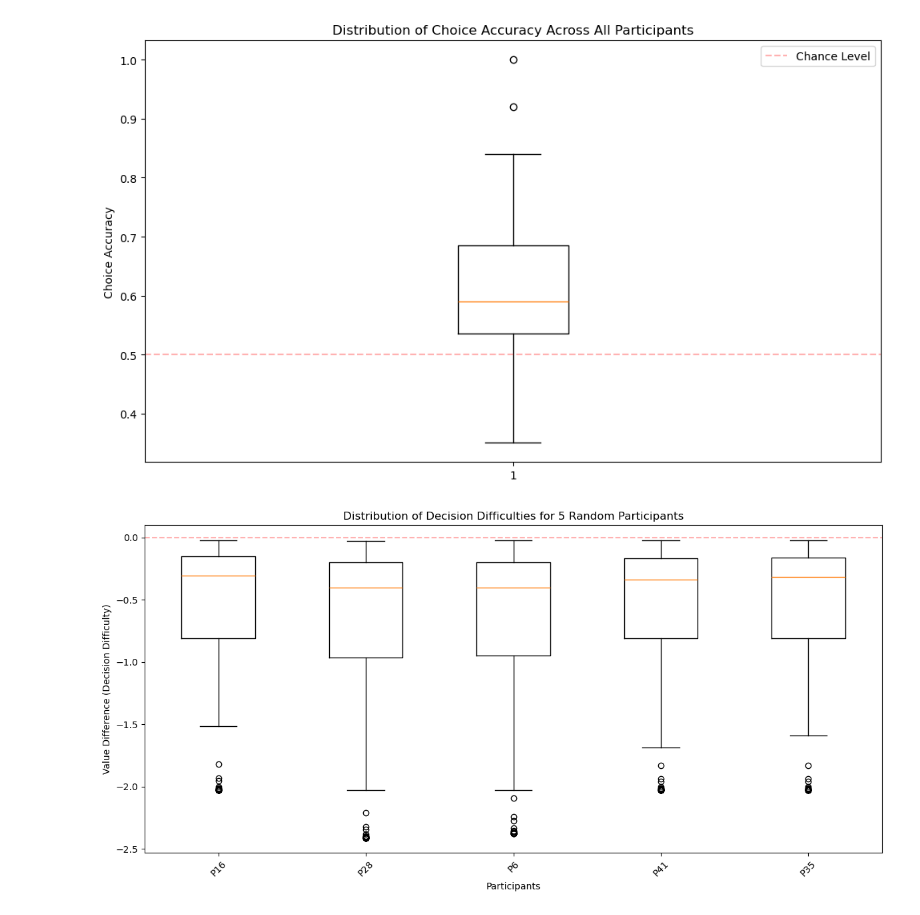
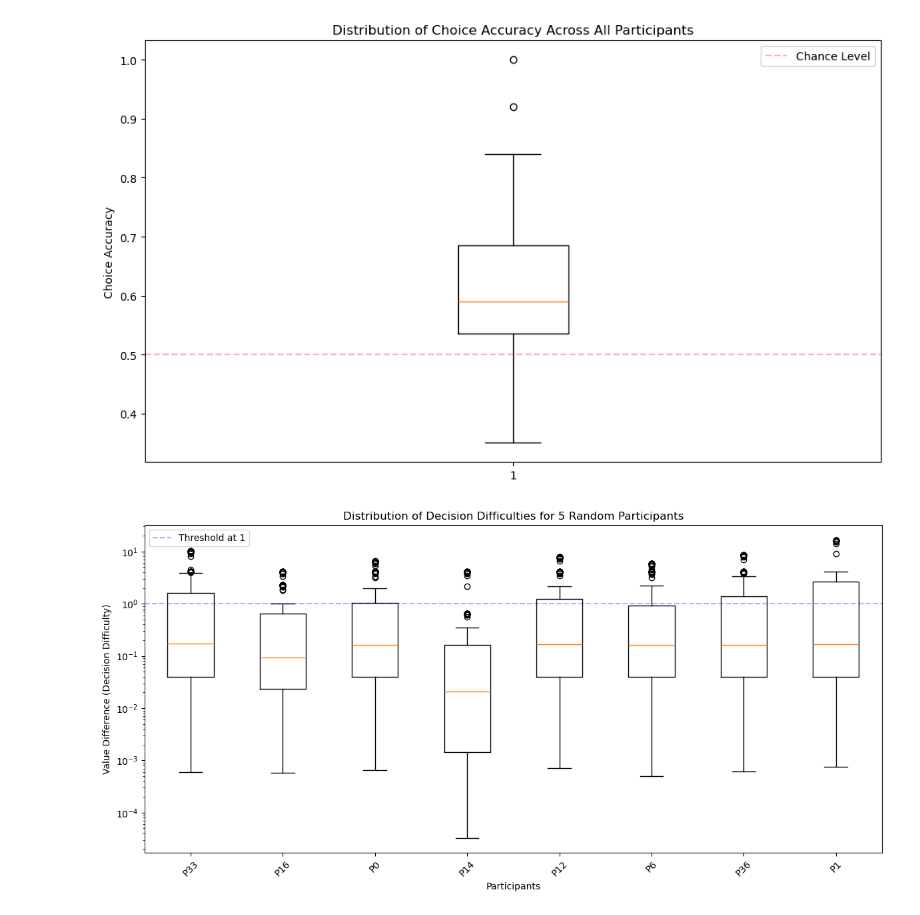
Before and after one commit to PrioteasaAndrei/comp-cogsci-delay-discounting, a Jupyter notebook: src/probabilistic_discounting_prediction.ipynb, the cells around one changed output. Cells and saved outputs as stored; diff of their text form; code cells hidden in the pictures.

Commit message:
just some plotting changes ; last working version

```diff
--- a/src/probabilistic_discounting_prediction.ipynb
+++ b/src/probabilistic_discounting_prediction.ipynb
@@ -166,6 +166,7 @@ def predict_choice_and_rt_per_participant(trace, df):
 
         decision_difficulty_choice[p_idx] = {
             'value_diff': value_diff,
+            'decision_difficulty': decision_difficulty,
 
         }
 
@@ -299,22 +300,25 @@ plt.show()
 # %%
 # Extract value differences for each participant and randomly select 5
 import random
-participant_indices = random.sample(list(decision_difficulty_choice.keys()), 5)
-value_diffs = [decision_difficulty_choice[idx]['value_diff'] for idx in participant_indices]
+participant_indices = random.sample(list(decision_difficulty_choice.keys()), 8)
+value_diffs = [decision_difficulty_choice[idx]['decision_difficulty'] for idx in participant_indices]
 
 # Create box plot
 plt.figure(figsize=(12, 6))
 plt.boxplot(value_diffs, labels=[f'P{idx}' for idx in participant_indices])
+plt.yscale('log')  # Set y-axis to log scale
 plt.xticks(rotation=45)
 plt.xlabel('Participants')
 plt.ylabel('Value Difference (Decision Difficulty)')
 plt.title('Distribution of Decision Difficulties for 5 Random Participants')
 
-# Add a horizontal line at y=0 for reference
+# Add horizontal lines at y=0 and y=1 for reference
 plt.axhline(y=0, color='r', linestyle='--', alpha=0.3)
+plt.axhline(y=1, color='b', linestyle='--', alpha=0.3, label='Threshold at 1')
 
 # Adjust layout to prevent label cutoff
 plt.tight_layout()
+plt.legend()
 plt.show()
 # %% [output]
-[figure, old version]
+[figure, new version]
```
Also changed, not shown: parts of 4 cells of this notebook, 2 other files.
